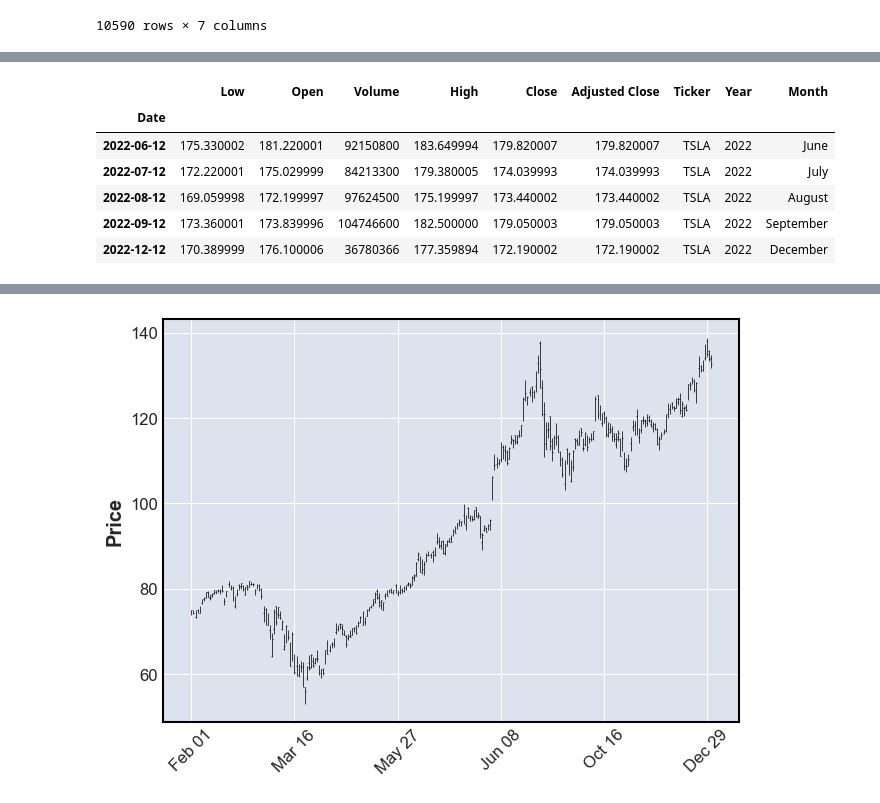
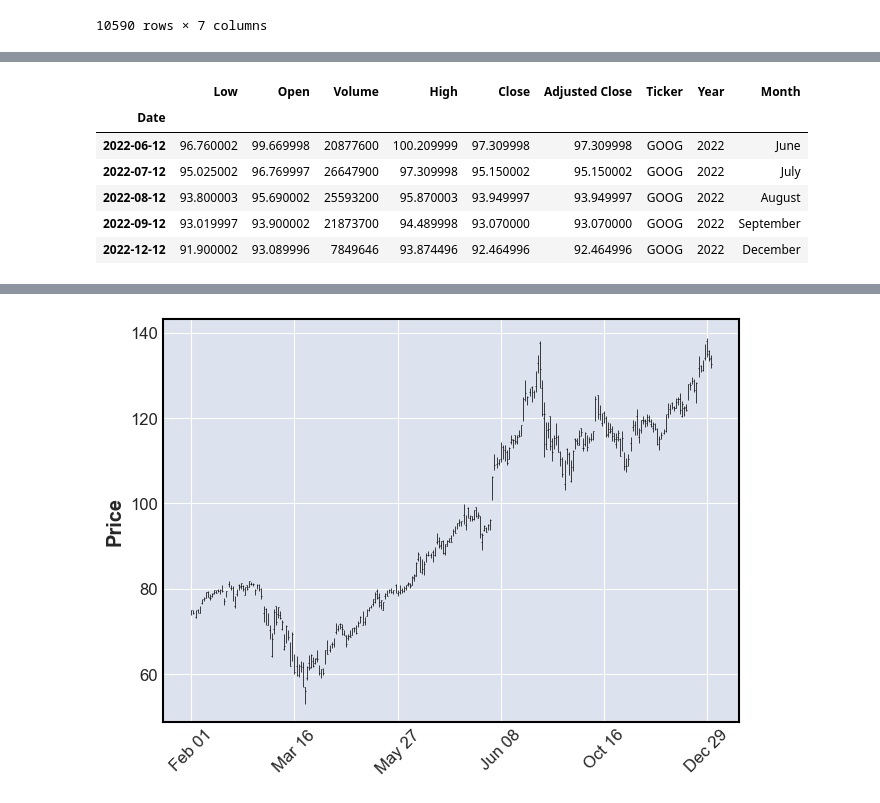
Before and after one commit to salvarenga25/StockMarket_Project, a Jupyter notebook: Stock_Analysis(CandestIck chart example code).ipynb, the cells around one changed output, grey strips where cells are left out. Drawn from its saved outputs; the diff is of its cells as text; code cells hidden in the pictures.

```diff
--- a/Stock_Analysis(CandestIck chart example code).ipynb
+++ b/Stock_Analysis(CandestIck chart example code).ipynb
@@ -706,12 +710,11 @@ MSFT_test.tail()
-# %%
-#mpf.plot(data1[])
-TSLA_test=data1[(data1['Ticker'] == 'TSLA')]
-TSLA_test.tail()
-# %% [output]
-|  | Low | Open | Volume | High | Close | Adjusted Close | Ticker | Year | Month |
-| Date |  |  |  |  |  |  |  |  |  |
-| 2022-06-12 | 175.330002 | 181.220001 | 92150800 | 183.649994 | 179.820007 | 179.820007 | TSLA | 2022 | June |
-| 2022-07-12 | 172.220001 | 175.029999 | 84213300 | 179.380005 | 174.039993 | 174.039993 | TSLA | 2022 | July |
-| 2022-08-12 | 169.059998 | 172.199997 | 97624500 | 175.199997 | 173.440002 | 173.440002 | TSLA | 2022 | August |
-| 2022-09-12 | 173.360001 | 173.839996 | 104746600 | 182.500000 | 179.050003 | 179.050003 | TSLA | 2022 | September |
-| 2022-12-12 | 170.389999 | 176.100006 | 36780366 | 177.359894 | 172.190002 | 172.190002 | TSLA | 2022 | December |
+# %%
+GOOG_test=data1[(data1['Ticker'] == 'GOOG')]
+GOOG_test.tail()
+# %% [output]
+|  | Low | Open | Volume | High | Close | Adjusted Close | Ticker | Year | Month |
+| Date |  |  |  |  |  |  |  |  |  |
+| 2022-06-12 | 96.760002 | 99.669998 | 20877600 | 100.209999 | 97.309998 | 97.309998 | GOOG | 2022 | June |
+| 2022-07-12 | 95.025002 | 96.769997 | 26647900 | 97.309998 | 95.150002 | 95.150002 | GOOG | 2022 | July |
+| 2022-08-12 | 93.800003 | 95.690002 | 25593200 | 95.870003 | 93.949997 | 93.949997 | GOOG | 2022 | August |
+| 2022-09-12 | 93.019997 | 93.900002 | 21873700 | 94.489998 | 93.070000 | 93.070000 | GOOG | 2022 | September |
+| 2022-12-12 | 91.900002 | 93.089996 | 7849646 | 93.874496 | 92.464996 | 92.464996 | GOOG | 2022 | December |
```
Also changed, not shown: parts of 18 cells of this notebook.
